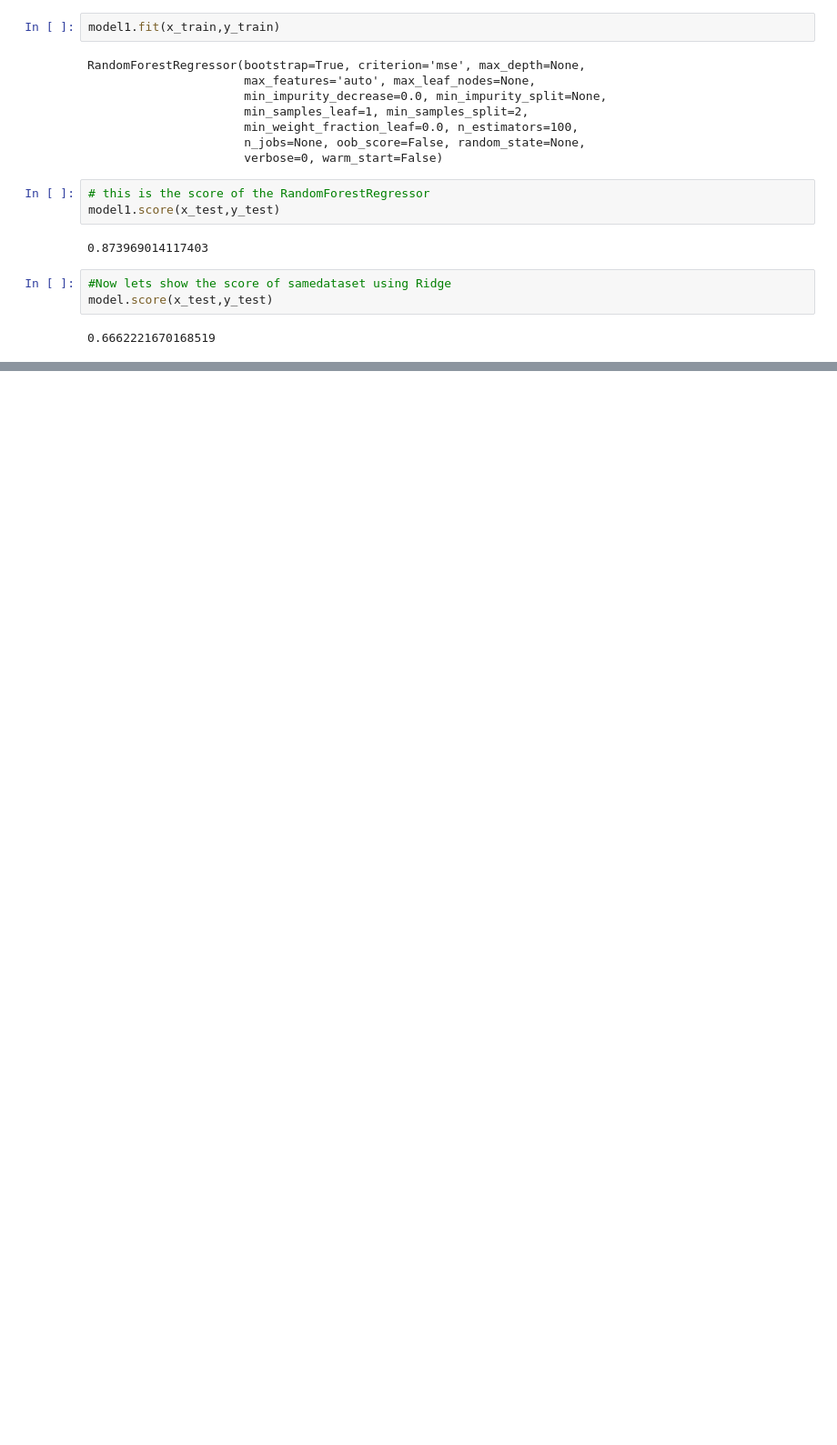
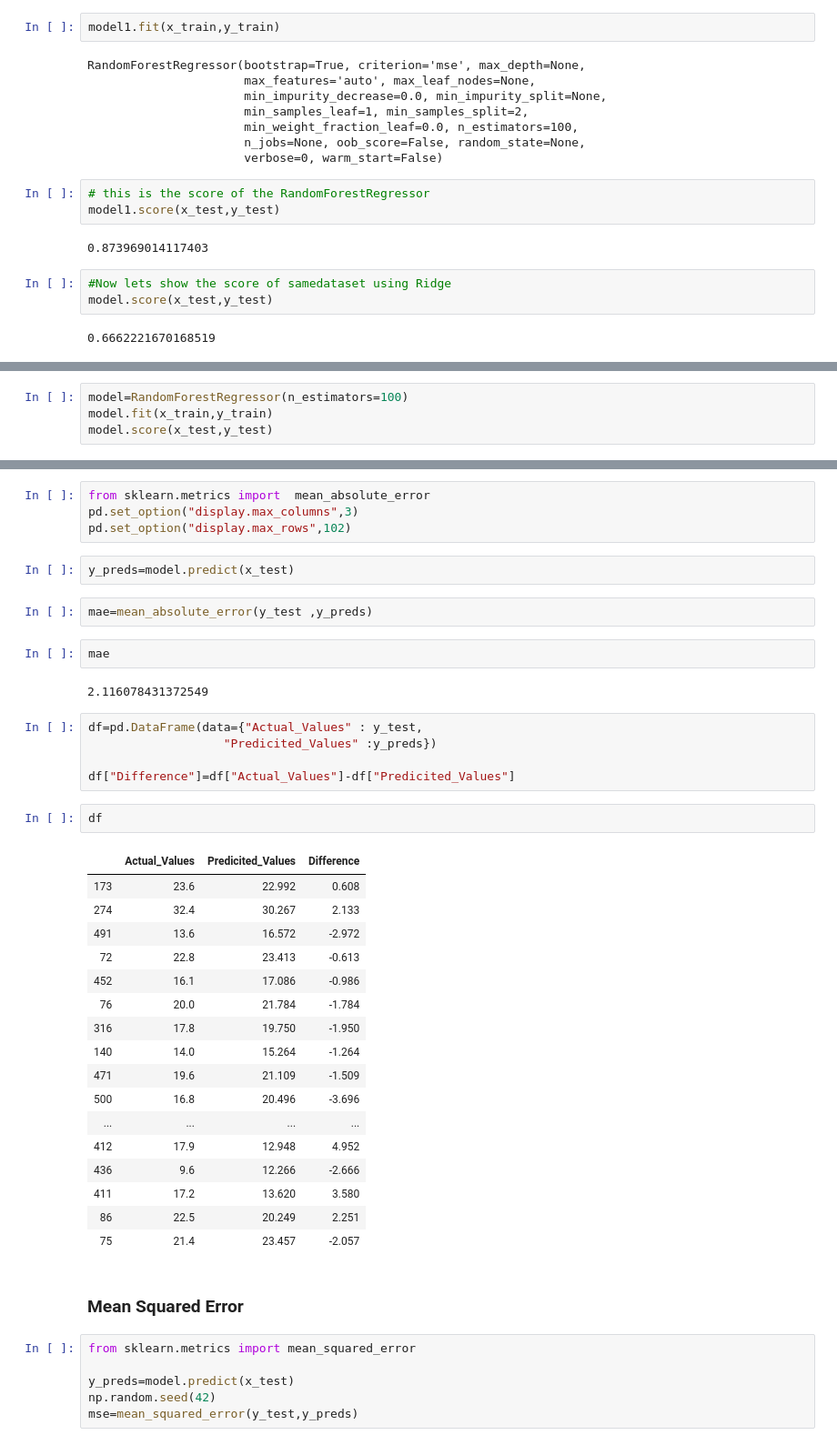
Before and after one commit to ASHOK1815/Boston_dataset-machinelearning-, a Jupyter notebook: Boston_housing.ipynb, the cells around one changed output, grey strips where cells are left out. Shown: that part at 91% size. Cells and saved outputs as stored; diff of their text form; blank space fills up the shorter version.

```diff
--- a/Boston_housing.ipynb
+++ b/Boston_housing.ipynb
@@ -65,0 +91,4 @@ model.score(x_test,y_test)
+# %%
+model=RandomForestRegressor(n_estimators=100)
+model.fit(x_train,y_train)
+model.score(x_test,y_test)
@@ -65,0 +111,45 @@ model.score(x_test,y_test)
+# %%
+from sklearn.metrics import  mean_absolute_error
+pd.set_option("display.max_columns",3)
+pd.set_option("display.max_rows",102)
+# %%
+y_preds=model.predict(x_test)
+# %%
+mae=mean_absolute_error(y_test ,y_preds)
+# %%
+mae
+# %% [output]
+2.116078431372549
+# %%
+df=pd.DataFrame(data={"Actual_Values" : y_test,
+                   "Predicited_Values" :y_preds})
+
+df["Difference"]=df["Actual_Values"]-df["Predicited_Values"]
+# %%
+df
+# %% [output]
+|  | Actual_Values | Predicited_Values | Difference |
+| 173 | 23.6 | 22.992 | 0.608 |
+| 274 | 32.4 | 30.267 | 2.133 |
+| 491 | 13.6 | 16.572 | -2.972 |
+| 72 | 22.8 | 23.413 | -0.613 |
+| 452 | 16.1 | 17.086 | -0.986 |
+| 76 | 20.0 | 21.784 | -1.784 |
+| 316 | 17.8 | 19.750 | -1.950 |
+| 140 | 14.0 | 15.264 | -1.264 |
+| 471 | 19.6 | 21.109 | -1.509 |
+| 500 | 16.8 | 20.496 | -3.696 |
+| ... | ... | ... | ... |
+| 412 | 17.9 | 12.948 | 4.952 |
+| 436 | 9.6 | 12.266 | -2.666 |
+| 411 | 17.2 | 13.620 | 3.580 |
+| 86 | 22.5 | 20.249 | 2.251 |
+| 75 | 21.4 | 23.457 | -2.057 |
+# %% [markdown]
+### Mean Squared Error
+# %%
+from sklearn.metrics import mean_squared_error
+
+y_preds=model.predict(x_test)
+np.random.seed(42)
+mse=mean_squared_error(y_test,y_preds)
```
Also changed, not shown: parts of 15 cells of this notebook.
